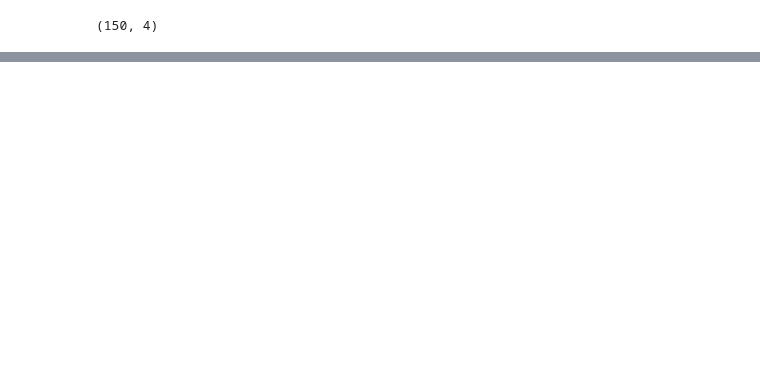
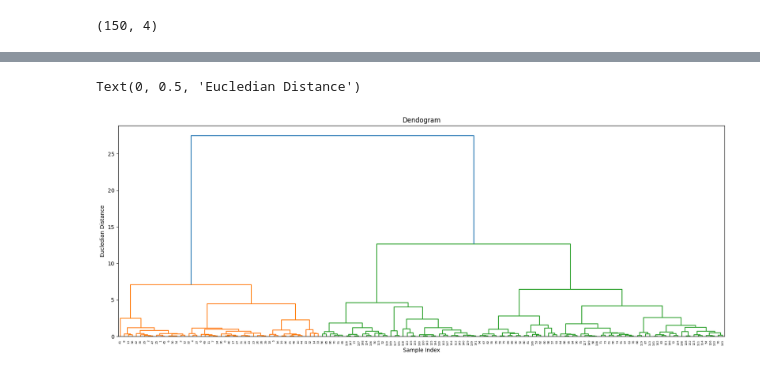
Before and after one commit to dhruv21csu155/AIML, a Jupyter notebook: Clustering_Algos_Implementation.ipynb, the cells around one changed output, grey strips where cells are left out. Saved outputs shown, nothing was run; the diff lists cells and outputs as text; code cells hidden in the pictures; blank space fills up the shorter version.

```diff
--- a/Clustering_Algos_Implementation.ipynb
+++ b/Clustering_Algos_Implementation.ipynb
@@ -211,0 +182,16 @@ X_scaled.shape
+# %%
+## Agglomerative Clustering
+## To construct a dendogram
+import scipy.cluster.hierarchy as sc
+##plot the dendogram
+plt.figure(figsize=(20,7))
+plt.title("Dendograms")
+
+## create dendogram
+sc.dendrogram(sc.linkage(pca_scaled, method = 'ward'))
+plt.title('Dendogram')
+plt.xlabel('Sample Index')
+plt.ylabel('Eucledian Distance')
+# %% [output]
+Text(0, 0.5, 'Eucledian Distance')
+[figure, added]
```
Also changed, not shown: parts of 21 cells of this notebook.
